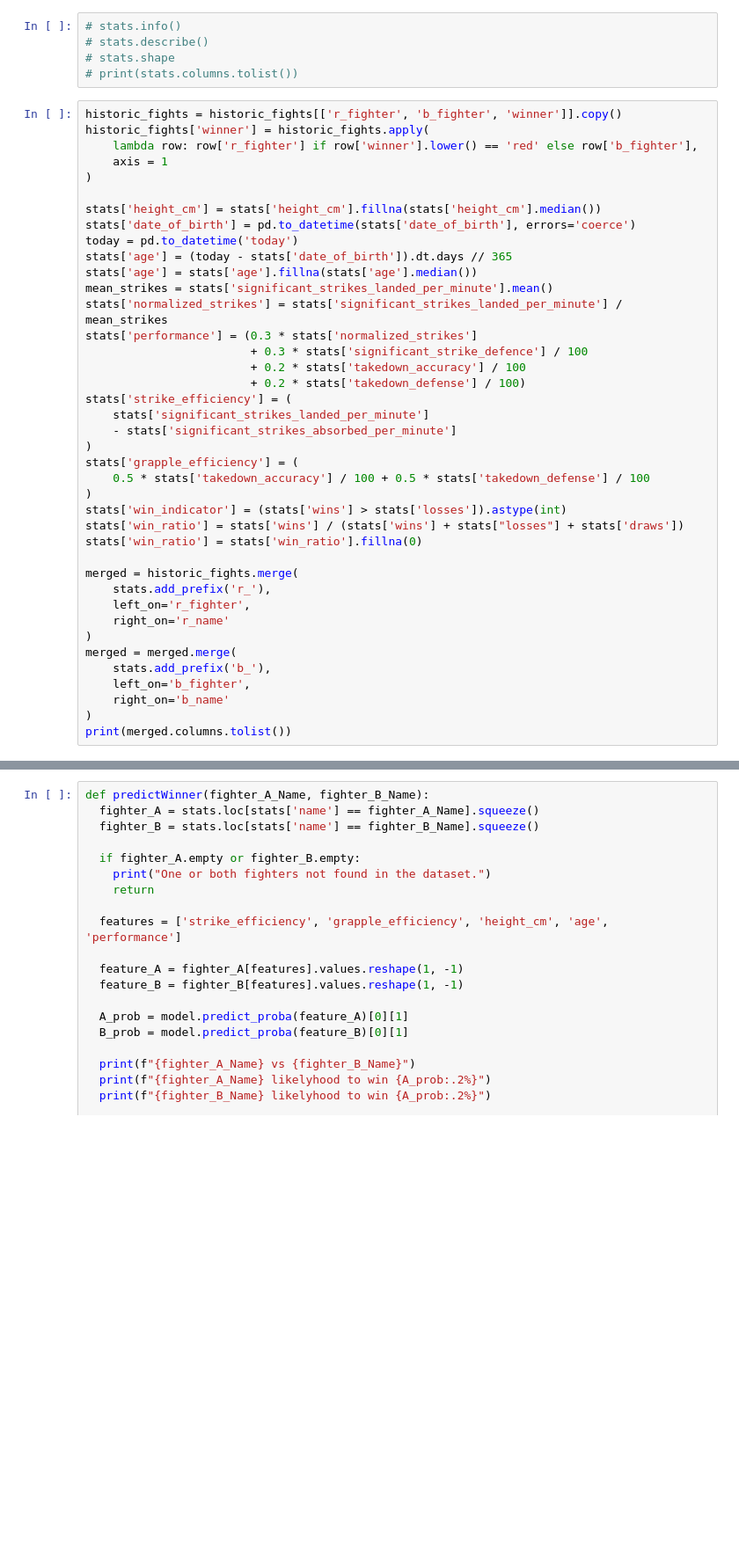
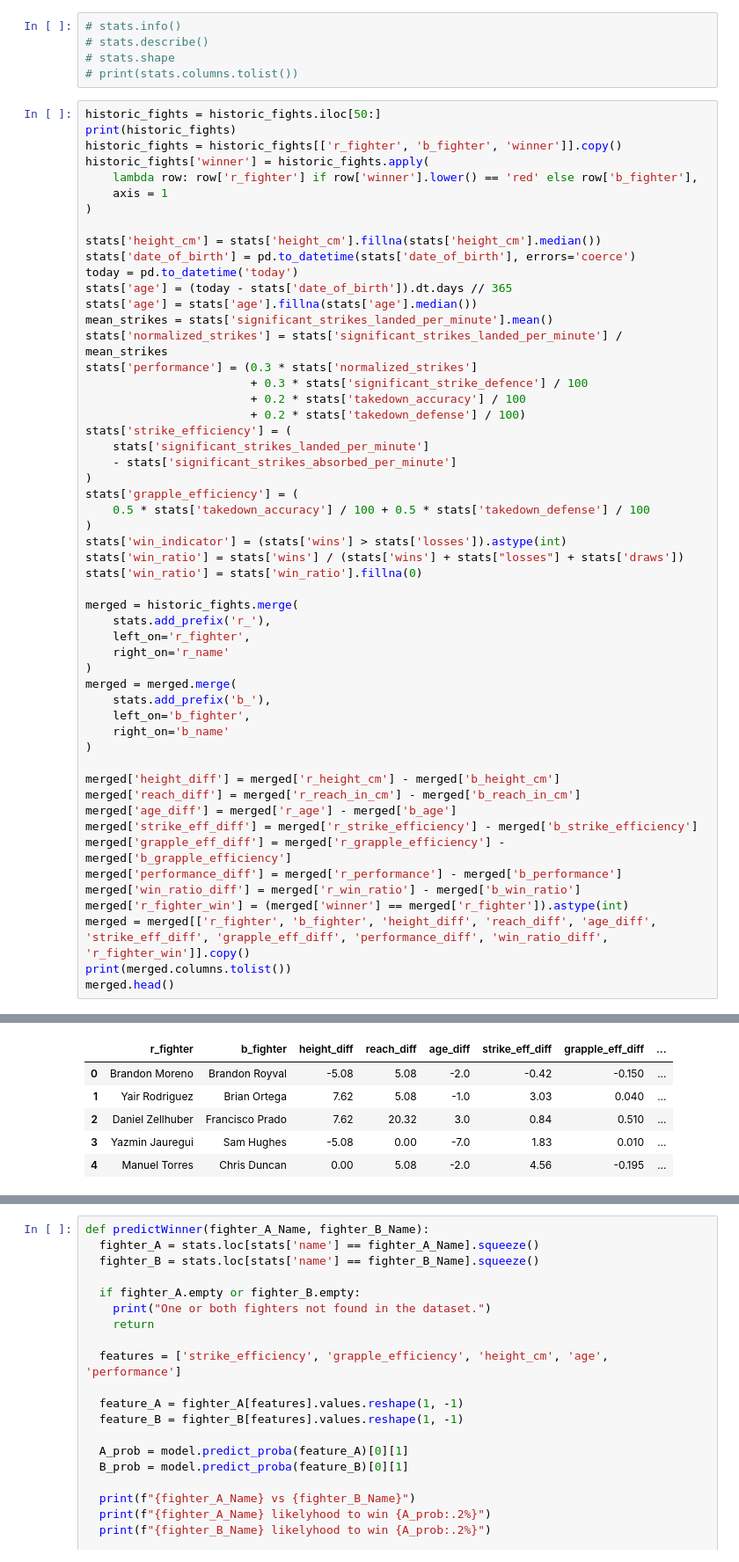
Before and after one commit to zaki-moh/MMA_fight_predictor, a Jupyter notebook: mma_predictor.ipynb, the cells around one changed output, grey strips where cells are left out. Shown at 88% size. Cells and saved outputs as stored; diff of their text form; blank space fills up the shorter version.

```diff
--- a/mma_predictor.ipynb
+++ b/mma_predictor.ipynb
@@ -44,6 +44,8 @@ stats.columns.tolist()
 # stats.shape
 # print(stats.columns.tolist())
 # %%
+historic_fights = historic_fights.iloc[50:]
+print(historic_fights)
 historic_fights = historic_fights[['r_fighter', 'b_fighter', 'winner']].copy()
 historic_fights['winner'] = historic_fights.apply(
     lambda row: row['r_fighter'] if row['winner'].lower() == 'red' else row['b_fighter'],
@@ -82,5 +84,16 @@ merged = merged.merge(
     left_on='b_fighter',
     right_on='b_name'
 )
+
+merged['height_diff'] = merged['r_height_cm'] - merged['b_height_cm']
+merged['reach_diff'] = merged['r_reach_in_cm'] - merged['b_reach_in_cm']
+merged['age_diff'] = merged['r_age'] - merged['b_age']
+merged['strike_eff_diff'] = merged['r_strike_efficiency'] - merged['b_strike_efficiency']
+merged['grapple_eff_diff'] = merged['r_grapple_efficiency'] - merged['b_grapple_efficiency']
+merged['performance_diff'] = merged['r_performance'] - merged['b_performance']
+merged['win_ratio_diff'] = merged['r_win_ratio'] - merged['b_win_ratio']
+merged['r_fighter_win'] = (merged['winner'] == merged['r_fighter']).astype(int)
+merged = merged[['r_fighter', 'b_fighter', 'height_diff', 'reach_diff', 'age_diff', 'strike_eff_diff', 'grapple_eff_diff', 'performance_diff', 'win_ratio_diff', 'r_fighter_win']].copy()
 print(merged.columns.tolist())
+merged.head()
 # %% [output]
@@ -88,3 +117,9 @@ print(merged.columns.tolist())
+|  | r_fighter | b_fighter | height_diff | reach_diff | age_diff | strike_eff_diff | grapple_eff_diff | ... |
+| 0 | Brandon Moreno | Brandon Royval | -5.08 | 5.08 | -2.0 | -0.42 | -0.150 | ... |
+| 1 | Yair Rodriguez | Brian Ortega | 7.62 | 5.08 | -1.0 | 3.03 | 0.040 | ... |
+| 2 | Daniel Zellhuber | Francisco Prado | 7.62 | 20.32 | 3.0 | 0.84 | 0.510 | ... |
+| 3 | Yazmin Jauregui | Sam Hughes | -5.08 | 0.00 | -7.0 | 1.83 | 0.010 | ... |
+| 4 | Manuel Torres | Chris Duncan | 0.00 | 5.08 | -2.0 | 4.56 | -0.195 | ... |
 # %%
 from sklearn.preprocessing import StandardScaler
 
```
Also changed, not shown: parts of 5 cells of this notebook.
